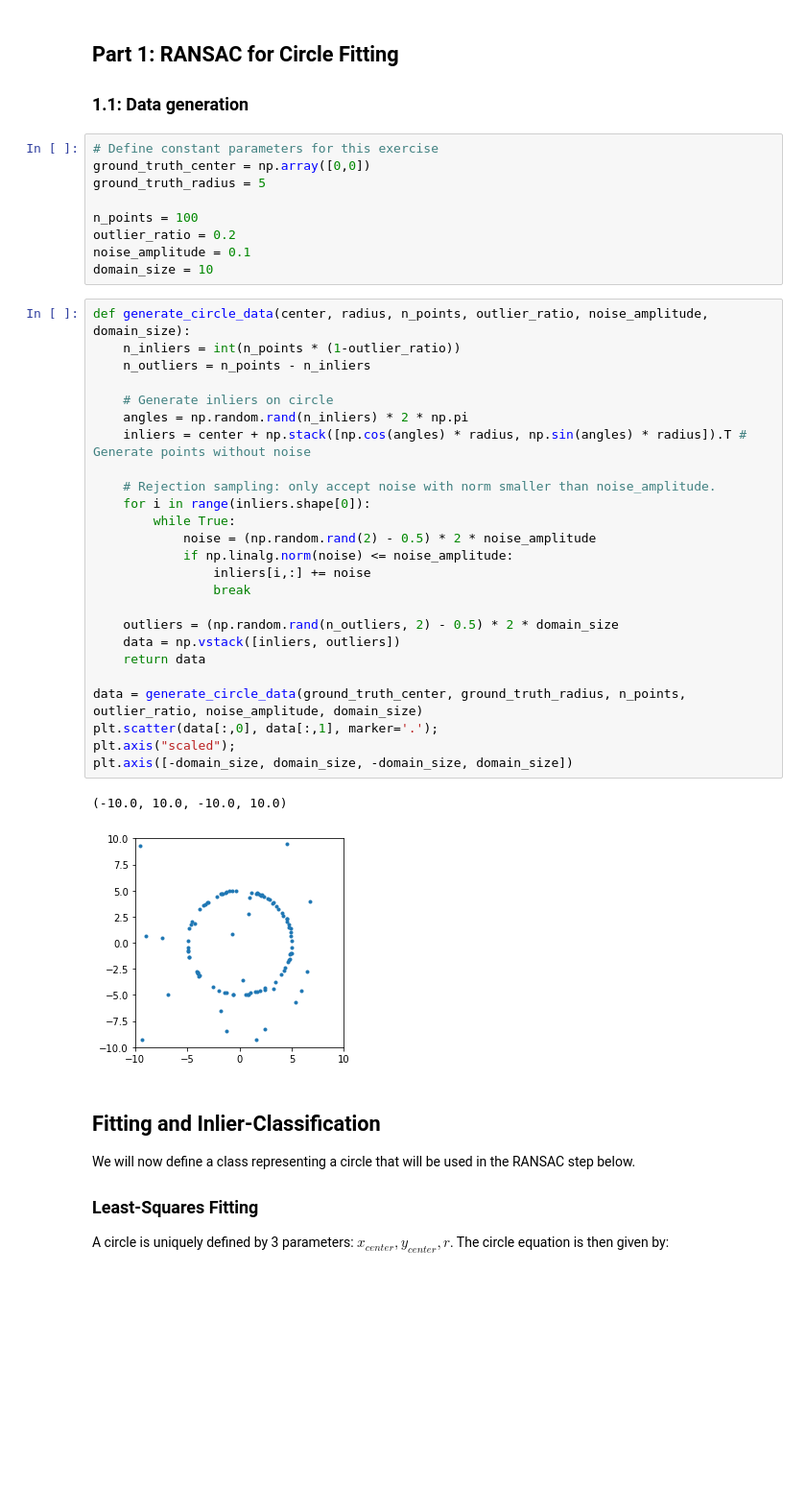
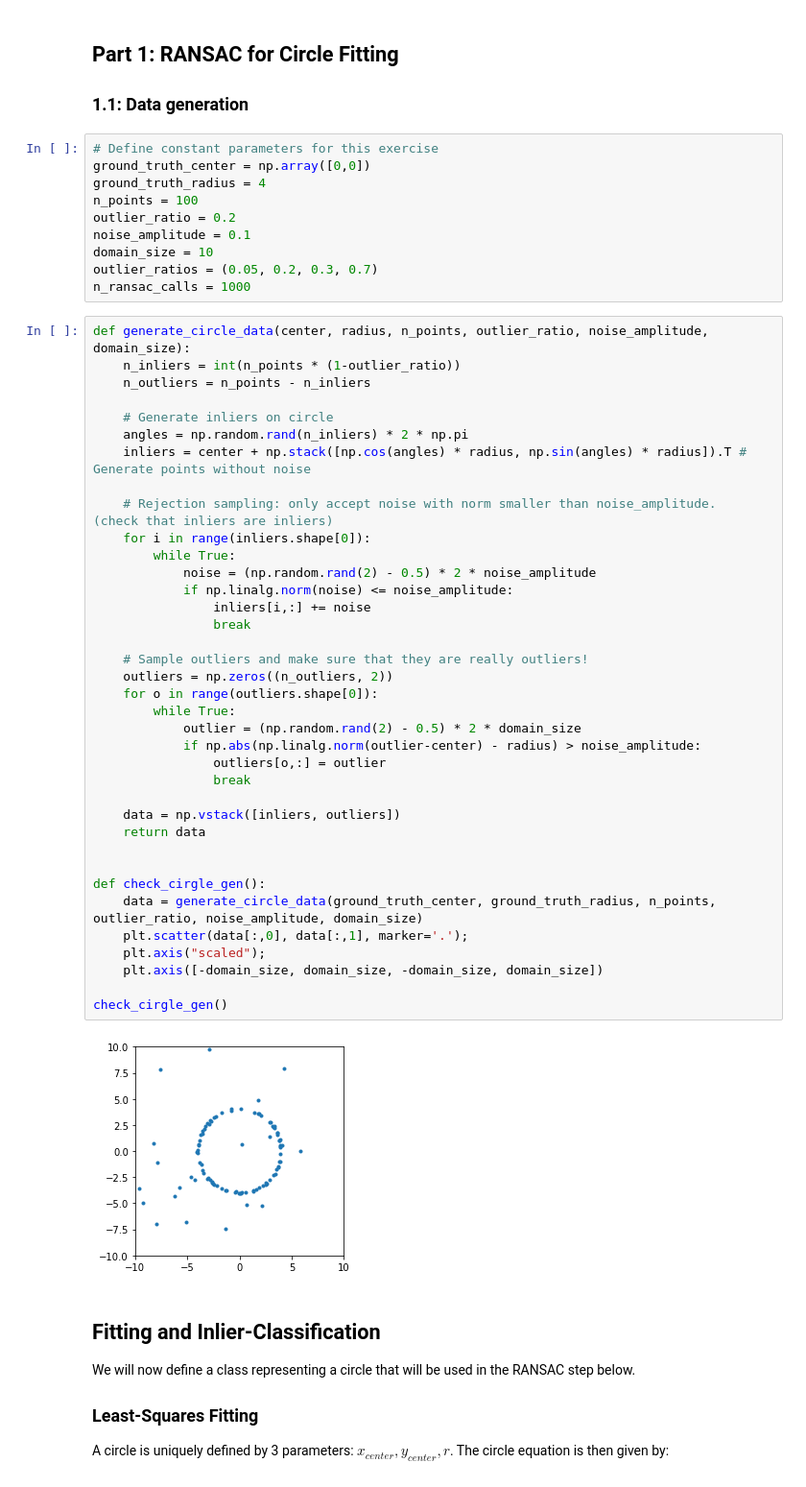
Before and after one commit to voigta/MathFoundFS21, a Jupyter notebook: exercise1.ipynb, the cells around one changed output. Shown at 96% size. Drawn from its saved outputs; the diff is of its cells as text; blank space fills up the shorter version.

```diff
--- a/exercise1.ipynb
+++ b/exercise1.ipynb
@@ -19,40 +19,52 @@ np.random.seed(42) # Make results reproducable for hand-in
 # %%
 # Define constant parameters for this exercise
 ground_truth_center = np.array([0,0])
-ground_truth_radius = 5
-
+ground_truth_radius = 4
 n_points = 100
 outlier_ratio = 0.2
 noise_amplitude = 0.1
 domain_size = 10
+outlier_ratios = (0.05, 0.2, 0.3, 0.7)
+n_ransac_calls = 1000
 # %%
 def generate_circle_data(center, radius, n_points, outlier_ratio, noise_amplitude, domain_size):
     n_inliers = int(n_points * (1-outlier_ratio))
     n_outliers = n_points - n_inliers
 
     # Generate inliers on circle
     angles = np.random.rand(n_inliers) * 2 * np.pi
     inliers = center + np.stack([np.cos(angles) * radius, np.sin(angles) * radius]).T # Generate points without noise
 
-    # Rejection sampling: only accept noise with norm smaller than noise_amplitude.
+    # Rejection sampling: only accept noise with norm smaller than noise_amplitude.  (check that inliers are inliers)
     for i in range(inliers.shape[0]):
         while True:
             noise = (np.random.rand(2) - 0.5) * 2 * noise_amplitude
             if np.linalg.norm(noise) <= noise_amplitude:
                 inliers[i,:] += noise
                 break
 
-    outliers = (np.random.rand(n_outliers, 2) - 0.5) * 2 * domain_size
+    # Sample outliers and make sure that they are really outliers!
+    outliers = np.zeros((n_outliers, 2))
+    for o in range(outliers.shape[0]):
+        while True:
+            outlier = (np.random.rand(2) - 0.5) * 2 * domain_size
+            if np.abs(np.linalg.norm(outlier-center) - radius) > noise_amplitude:
+                outliers[o,:] = outlier
+                break
+
     data = np.vstack([inliers, outliers])
     return data
 
-data = generate_circle_data(ground_truth_center, ground_truth_radius, n_points, outlier_ratio, noise_amplitude, domain_size)
-plt.scatter(data[:,0], data[:,1], marker='.');
-plt.axis("scaled");
-plt.axis([-domain_size, domain_size, -domain_size, domain_size])
+
+def check_cirgle_gen():
+    data = generate_circle_data(ground_truth_center, ground_truth_radius, n_points, outlier_ratio, noise_amplitude, domain_size)
+    plt.scatter(data[:,0], data[:,1], marker='.');
+    plt.axis("scaled");
+    plt.axis([-domain_size, domain_size, -domain_size, domain_size])
+
+check_cirgle_gen()
 # %% [output]
-(-10.0, 10.0, -10.0, 10.0)
-[figure, old version]
+[figure, new version]
 # %% [markdown]
 ## Fitting and Inlier-Classification
 We will now define a class representing a circle that will be used in the RANSAC step below.
```
Also changed, not shown: parts of 18 cells of this notebook.
